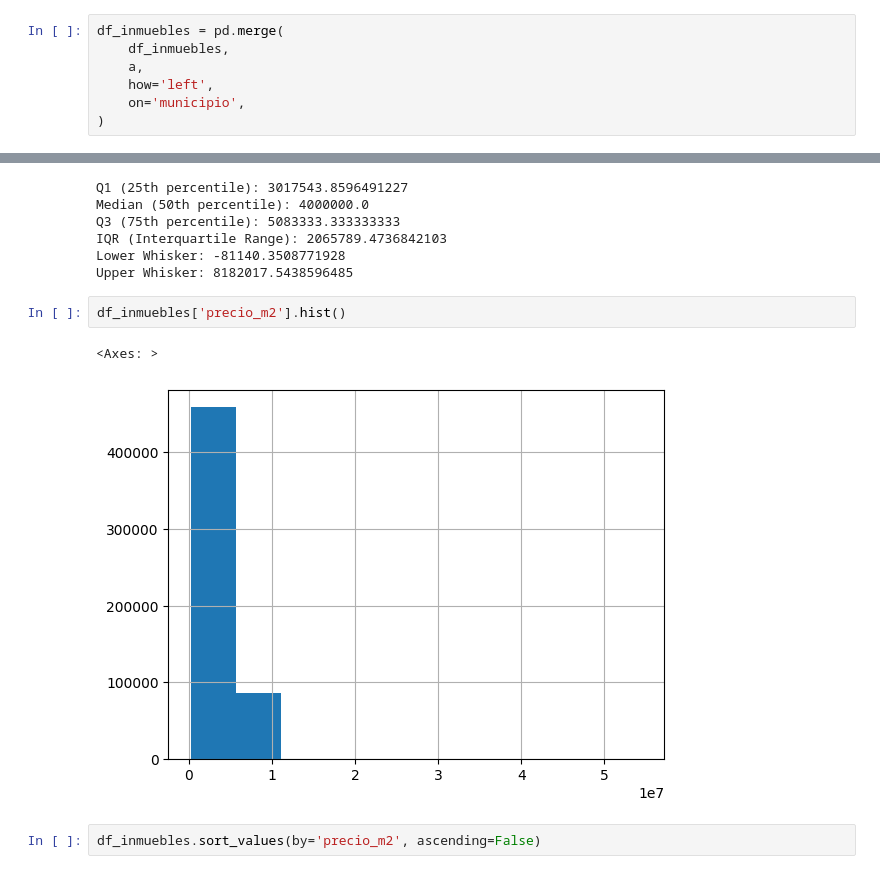
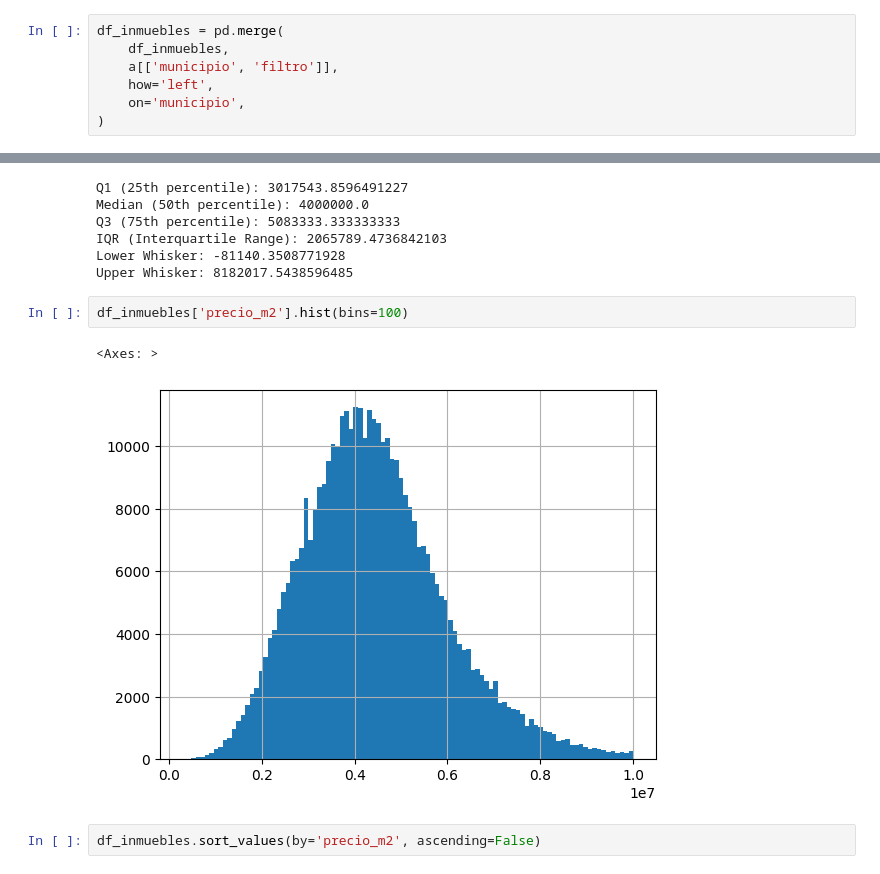
Before and after one commit to SantiGonzalezz/habi_prueba_data_science, a Jupyter notebook: modelos.ipynb, the cells around one changed output, grey strips where cells are left out. Saved outputs shown, nothing was run; the diff lists cells and outputs as text.

```diff
--- a/modelos.ipynb
+++ b/modelos.ipynb
@@ -141,7 +171,7 @@ a.head(30)
 # %%
 df_inmuebles = pd.merge(
     df_inmuebles,
-    a,
+    a[['municipio', 'filtro']],
     how='left',
     on='municipio',
 )
@@ -548,10 +578,10 @@ IQR (Interquartile Range): 2065789.4736842103
 Lower Whisker: -81140.3508771928
 Upper Whisker: 8182017.5438596485
 # %%
-df_inmuebles['precio_m2'].hist()
+df_inmuebles['precio_m2'].hist(bins=100)
 # %% [output]
 <Axes: >
-[figure, old version]
+[figure, new version]
 # %%
 df_inmuebles.sort_values(by='precio_m2', ascending=False)
 # %% [output]
```
Also changed, not shown: parts of 19 cells of this notebook, 2 other files.
